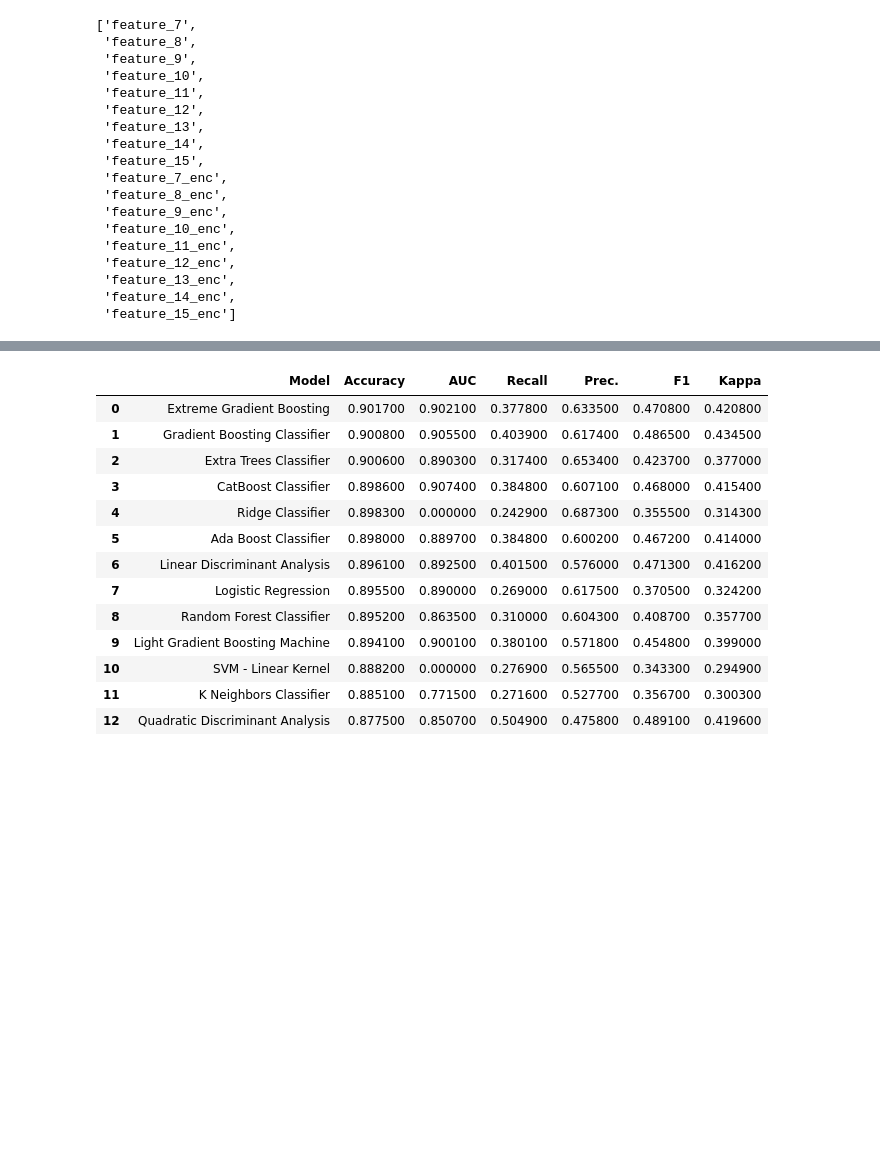
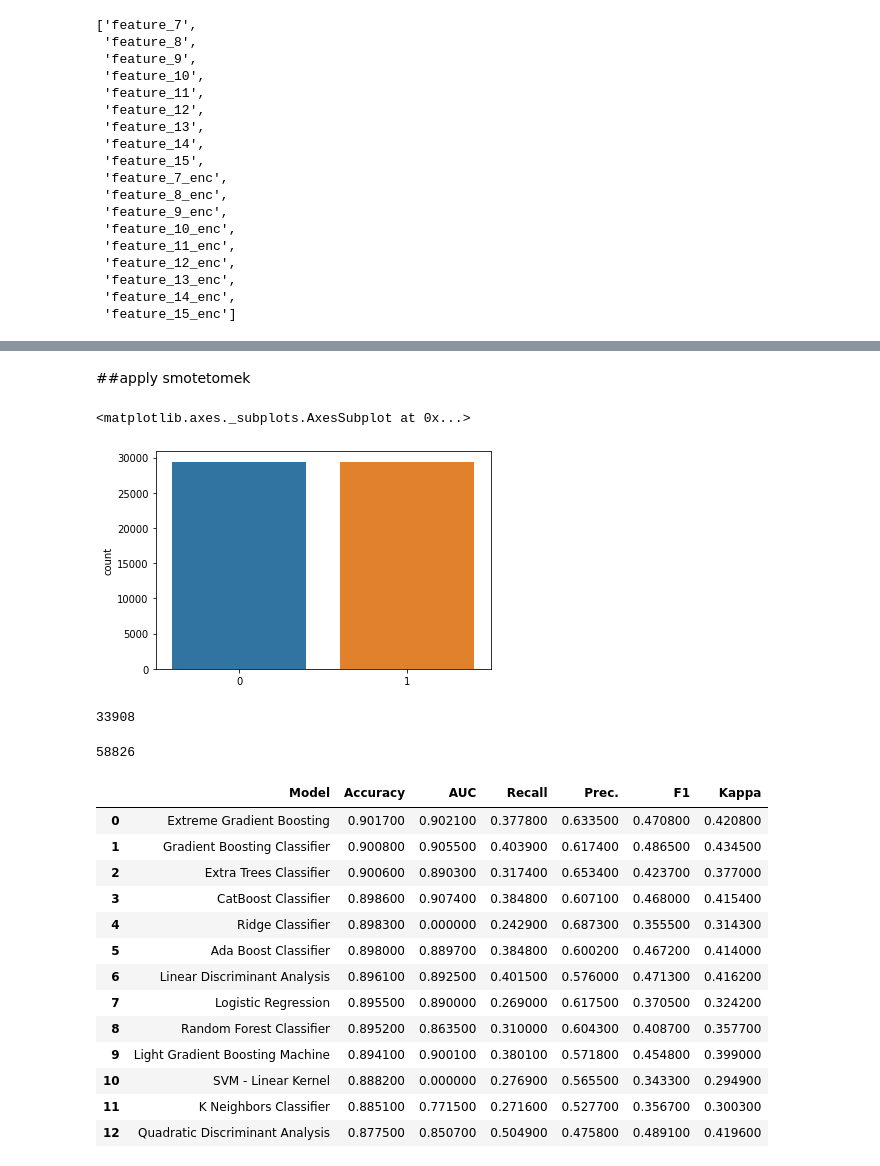
Before and after one commit to plaban1981/MachieHack, a Jupyter notebook: Insurance_Churn_Prediction.ipynb, the cells around one changed output, grey strips where cells are left out. Cells and saved outputs as stored; diff of their text form; code cells hidden in the pictures; blank space fills up the shorter version.

```diff
--- a/Insurance_Churn_Prediction.ipynb
+++ b/Insurance_Churn_Prediction.ipynb
@@ -1252,0 +1162,5 @@ cols
+# %%
+for col in cols :
+
+  print('\n')
+  print(train[col].value_counts())
@@ -1430,5 +1378,8 @@ drop_features
 # %%
-new_train = train.drop(drop_features,axis=1)
+#new_train = train.drop(drop_features,axis=1)
+#new_train = train[selected_features]
+new_train = train.copy()
+print(new_train.shape)
 
 """new_train = train[['labels',
  'feature_3',
@@ -1444,3 +1407,21 @@ y = new_train['labels']
+# %% [markdown]
+##apply smotetomek
+# %%
+sm = SMOTETomek(ratio='auto')
+x_sm,y_sm = sm.fit_sample(X,y)
+# %%
+sns.countplot(y_sm)
+# %% [output]
+<matplotlib.axes._subplots.AxesSubplot at 0x...>
+[figure, added]
+# %%
+train.shape[0]
+# %% [output]
+33908
+# %%
+x_sm.shape[0]
+# %% [output]
+58826
 # %%
 # Importing module and initializing setup
 from pycaret.classification import *
```
Also changed, not shown: parts of 54 cells of this notebook.
